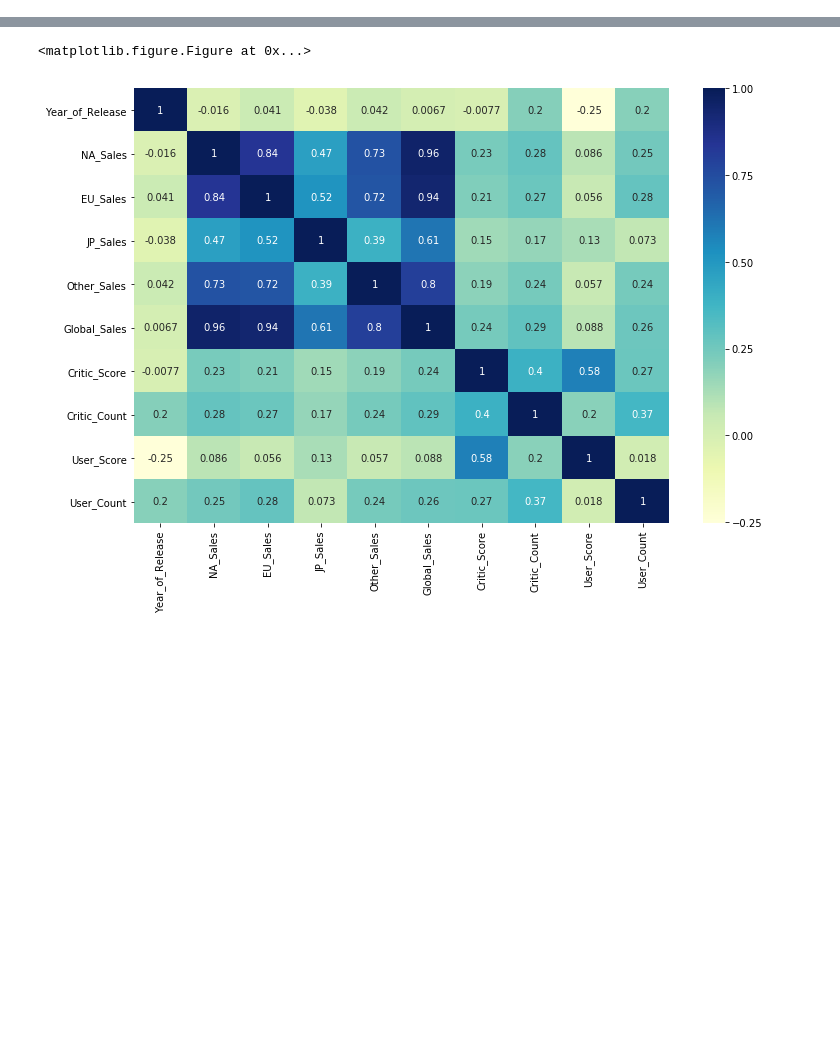
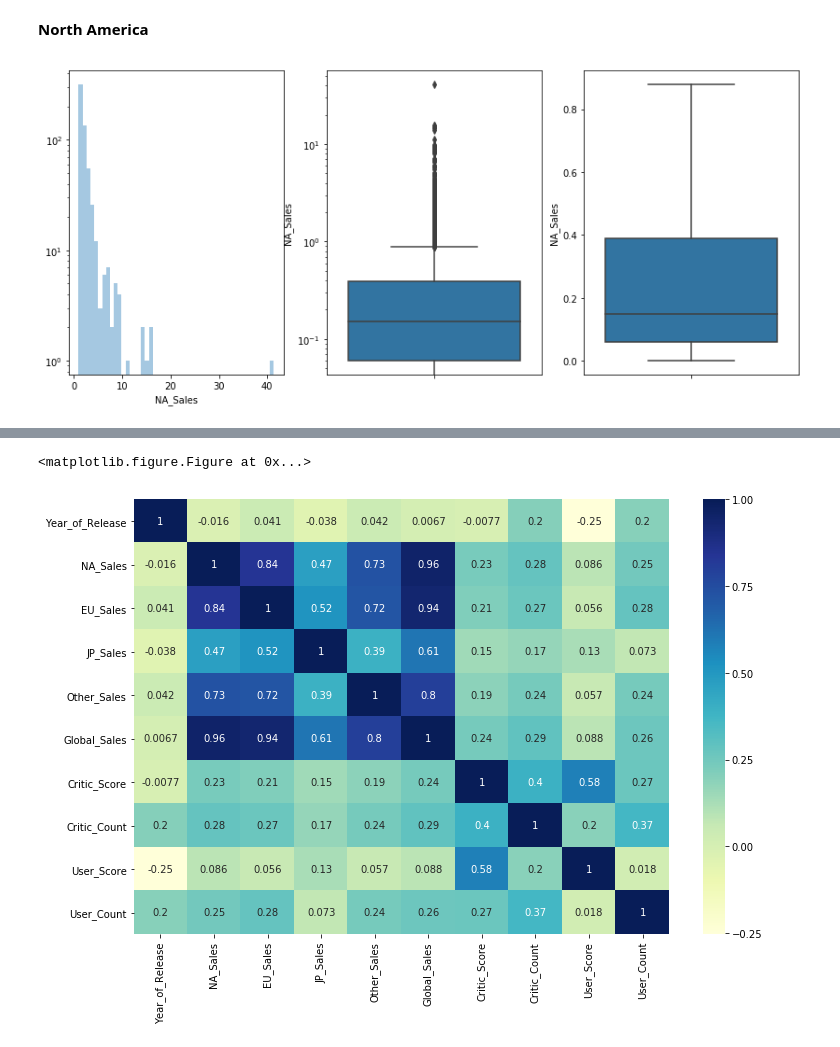
Before and after one commit to ivamih/PR16IMMK, a Jupyter notebook: Final report.ipynb, the cells around one changed output, grey strips where cells are left out. Saved outputs shown, nothing was run; the diff lists cells and outputs as text; code cells hidden in the pictures; blank space fills up the shorter version.

```diff
--- a/Final report.ipynb
+++ b/Final report.ipynb
@@ -29,0 +85,13 @@ Correlation
+# %% [markdown]
+**North America**
+# %%
+Global_Salesfig, axs = plt.subplots(ncols = 3, figsize=(14, 6))
+
+first_plt = sns.distplot(vg_cleaned.NA_Sales[vg_cleaned.NA_Sales > 1], kde=False, ax=axs[0])
+g = sns.boxplot(vg_cleaned.NA_Sales, ax=axs[1], orient = 'v')
+sns.boxplot(vg_cleaned.NA_Sales, ax=axs[2], orient = 'v', showfliers=False)
+
+first_plt.set_yscale('log')
+g.set_yscale('log')
+# %% [output]
+[figure, added]
```
Also changed, not shown: parts of 65 cells of this notebook.
